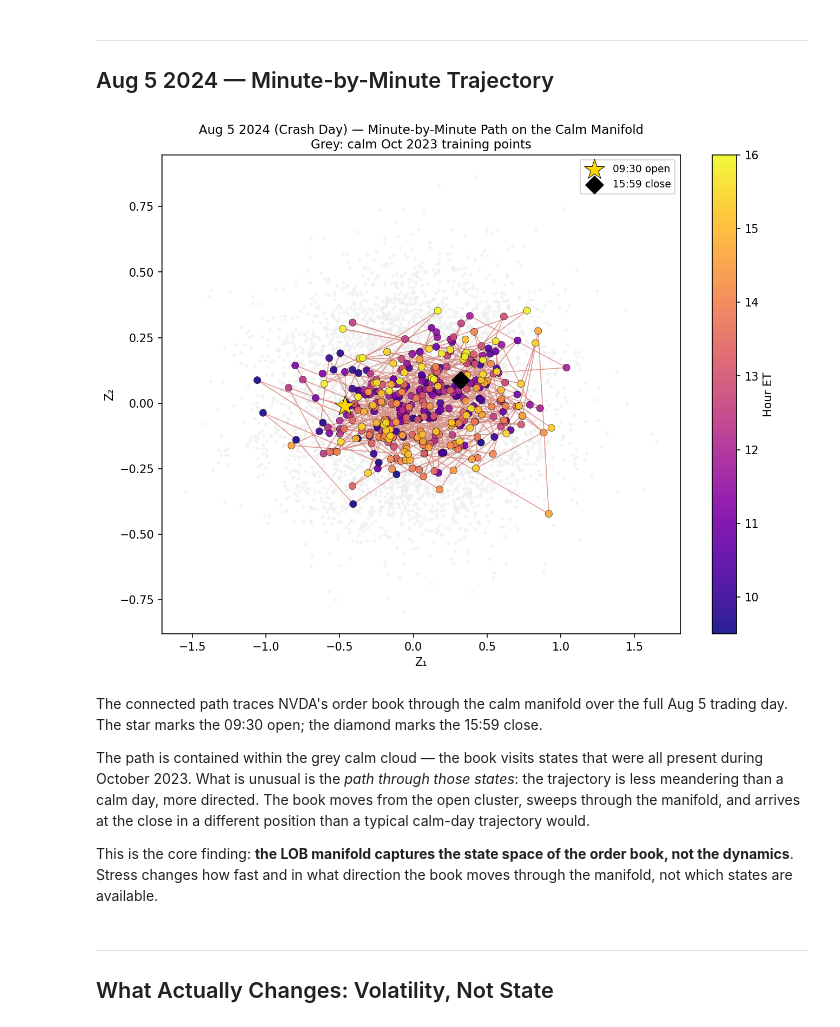
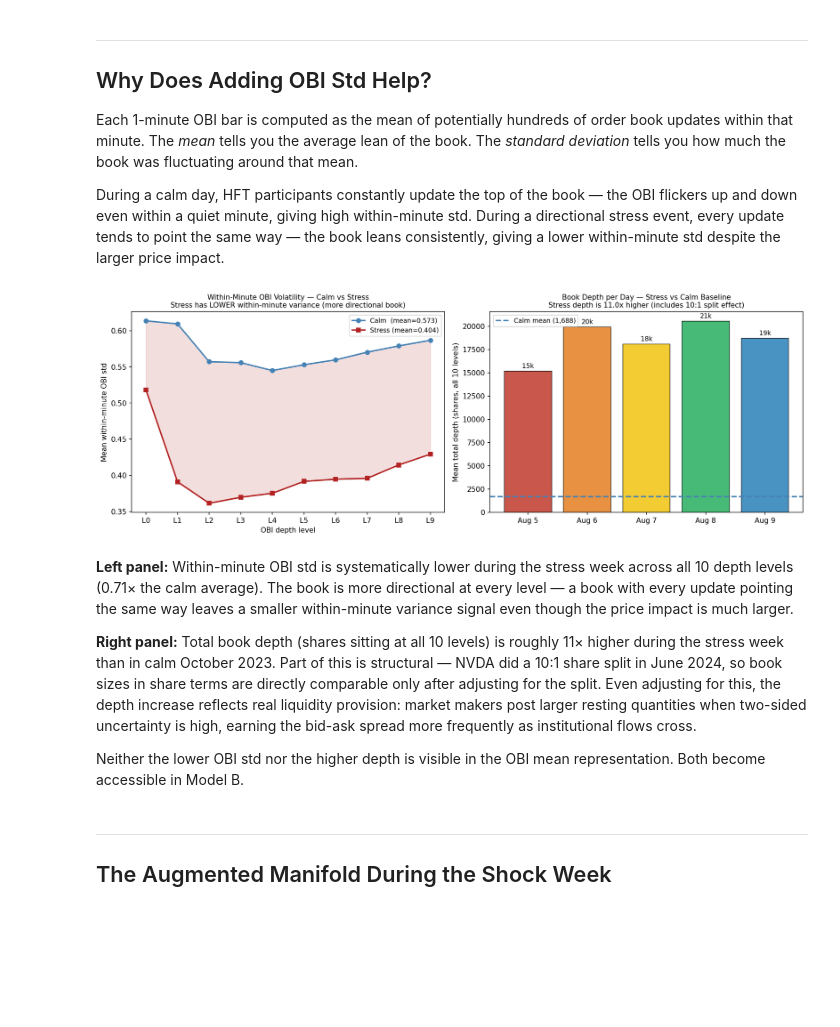
Before and after one commit to harrodyuan/DS4FE, a Jupyter notebook: DS4FE_Part4i_Stress_Projection.ipynb, the cells around one changed output. Cells and saved outputs as stored; diff of their text form; code cells hidden in the pictures; blank space fills up the shorter version.

```diff
--- a/DS4FE_Part4i_Stress_Projection.ipynb
+++ b/DS4FE_Part4i_Stress_Projection.ipynb
@@ -26,17 +35,21 @@ There is one clear geometric difference: **stress bars cover only 66% of the are
 # %% [markdown]
 ---
-## Aug 5 2024 — Minute-by-Minute Trajectory
+## Why Does Adding OBI Std Help?
+
+Each 1-minute OBI bar is computed as the mean of potentially hundreds of order book updates within that minute. The *mean* tells you the average lean of the book. The *standard deviation* tells you how much the book was fluctuating around that mean.
+
+During a calm day, HFT participants constantly update the top of the book — the OBI flickers up and down even within a quiet minute, giving high within-minute std. During a directional stress event, every update tends to point the same way — the book leans consistently, giving a lower within-minute std despite the larger price impact.
 # %%
-display(Image('figures/4i_aug5_path.png'))
+display(Image('figures/4i_obi_std_and_depth.png'))
 # %% [output]
-[figure, old version]
+[figure, new version]
 # %% [markdown]
-The connected path traces NVDA's order book through the calm manifold over the full Aug 5 trading day. The star marks the 09:30 open; the diamond marks the 15:59 close.
+**Left panel:** Within-minute OBI std is systematically lower during the stress week across all 10 depth levels (0.71× the calm average). The book is more directional at every level — a book with every update pointing the same way leaves a smaller within-minute variance signal even though the price impact is much larger.
 
-The path is contained within the grey calm cloud — the book visits states that were all present during October 2023. What is unusual is the *path through those states*: the trajectory is less meandering than a calm day, more directed. The book moves from the open cluster, sweeps through the manifold, and arrives at the close in a different position than a typical calm-day trajectory would.
+**Right panel:** Total book depth (shares sitting at all 10 levels) is roughly 11× higher during the stress week than in calm October 2023. Part of this is structural — NVDA did a 10:1 share split in June 2024, so book sizes in share terms are directly comparable only after adjusting for the split. Even adjusting for this, the depth increase reflects real liquidity provision: market makers post larger resting quantities when two-sided uncertainty is high, earning the bid-ask spread more frequently as institutional flows cross.
 
-This is the core finding: **the LOB manifold captures the state space of the order book, not the dynamics**. Stress changes how fast and in what direction the book moves through the manifold, not which states are available.
+Neither the lower OBI std nor the higher depth is visible in the OBI mean representation. Both become accessible in Model B.
 # %% [markdown]
 ---
-## What Actually Changes: Volatility, Not State
+## The Augmented Manifold During the Shock Week
 # %%
```
Also changed, not shown: parts of 16 cells of this notebook, 7 other files.
